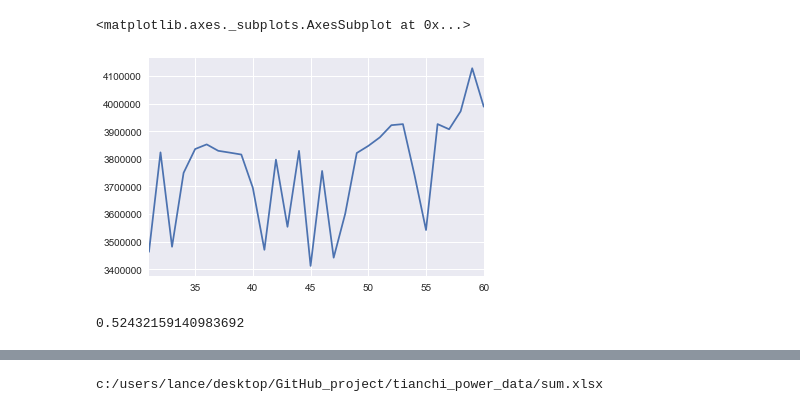
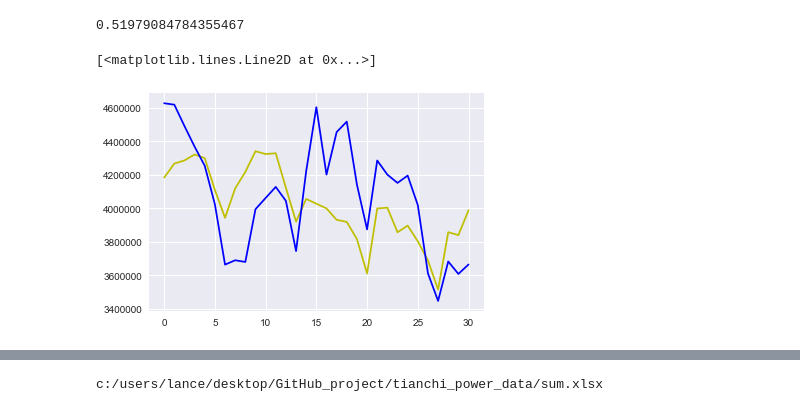
Before and after one commit to imageliu/tianchi_power, a Jupyter notebook: measure1.ipynb, the cells around one changed output, grey strips where cells are left out. Cells and saved outputs as stored; diff of their text form; code cells hidden in the pictures.

```diff
--- a/measure1.ipynb
+++ b/measure1.ipynb
@@ -82,15 +130,0 @@ combineddf['is_holiday']=combineddf.timestamp.apply(lambda x:1 if pd.to_datetime
-# %%
-X=combineddf[['dow','doy','day','month','d-1','d-2','d_dif',
-              'max','min',
-              'max-min','is_holiday','is_weekend']]
-Y=combineddf[[numst]]
-
-Xtrain=X[X.index<'2016-08-01']
-Ytrain=Y[Y.index<'2016-08-01']
-
-Xtest=X[(X.index>='2016-08-01')&(X.index<'2016-09-01')]
-Ytest=Y[(Y.index>='2016-08-01')&(Y.index<'2016-09-01')]
-
-#rfr=xgboost.sklearn.XGBRegressor()
-rfr=GradientBoostingRegressor(max_depth=6,n_estimators=150,verbose=1,learning_rate=0.091,
-                               random_state=1,warm_start=True,min_samples_split=4,min_samples_leaf=2)
@@ -168,12 +134,15 @@ for x in range(61):
         a=rfr.predict(pd.DataFrame(c2.loc[x,namelist]).T)[0]
         c2.loc[x+1,'d-1']=a
         c2.loc[x+2,'d-2']=a
+        c2.loc[x+3,'d-3']=a
+        c2.loc[x+4,'d-4']=a
+
         c2.loc[x,'d_dif']=c2.loc[x,'d-1']-c2.loc[x,'d-2']
         c2.loc[x,'pre']=a
     elif x==60:
         a=rfr.predict(pd.DataFrame(c2.loc[x,namelist]).T)[0]
         c2.loc[x,'pre']=a
         c2.loc[x,'d_dif']=c2.loc[x,'d-1']-c2.loc[x,'d-2']
+c2=c2[c2.index<61]
 
-c2=c2[c2.index<61]
-c2
+res=rfr.predict(Xtest)
@@ -209,9 +149,10 @@ Ytest.plot()
-# %%
-c2['pre'][31:].plot()
-# %% [output]
-<matplotlib.axes._subplots.AxesSubplot at 0x...>
-[figure, removed]
-# %%
-r2_score(y_pred=c2['pre'][:31],y_true=Ytest)
-# %% [output]
-0.52432159140983692
+# %%
+r2_score(pd.DataFrame(res),pd.DataFrame(Ytest.reset_index()['sum']))
+# %% [output]
+0.51979084784355467
+# %%
+plt.plot(c2.pre[:31],color='y')
+plt.plot(pd.DataFrame(Ytest.reset_index()['sum']),color='b')
+# %% [output]
+[<matplotlib.lines.Line2D at 0x...>]
+[figure, added]
```
Also changed, not shown: parts of 23 cells of this notebook, 1 other file.
